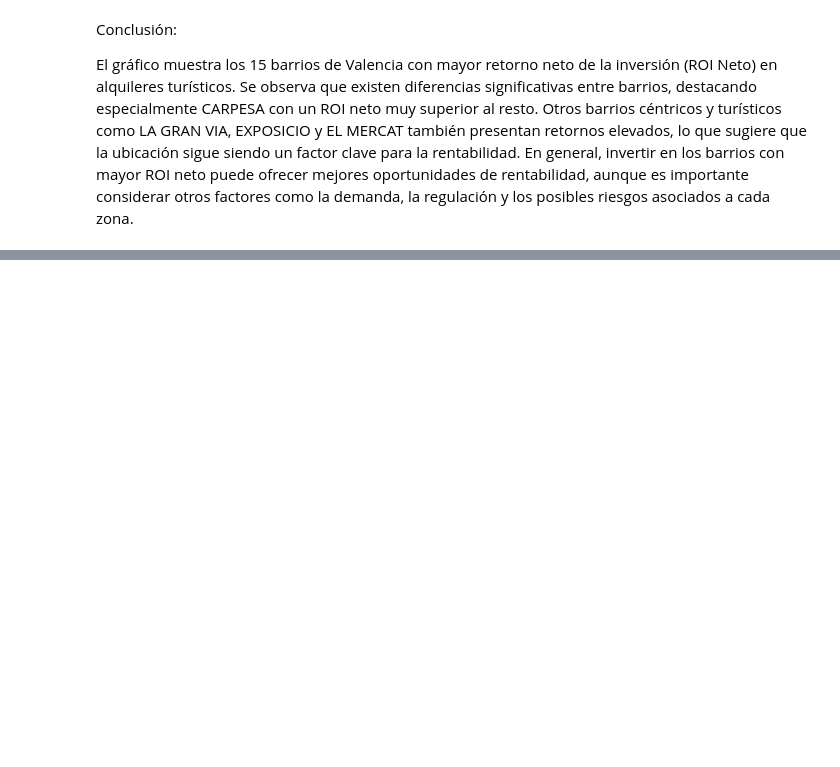
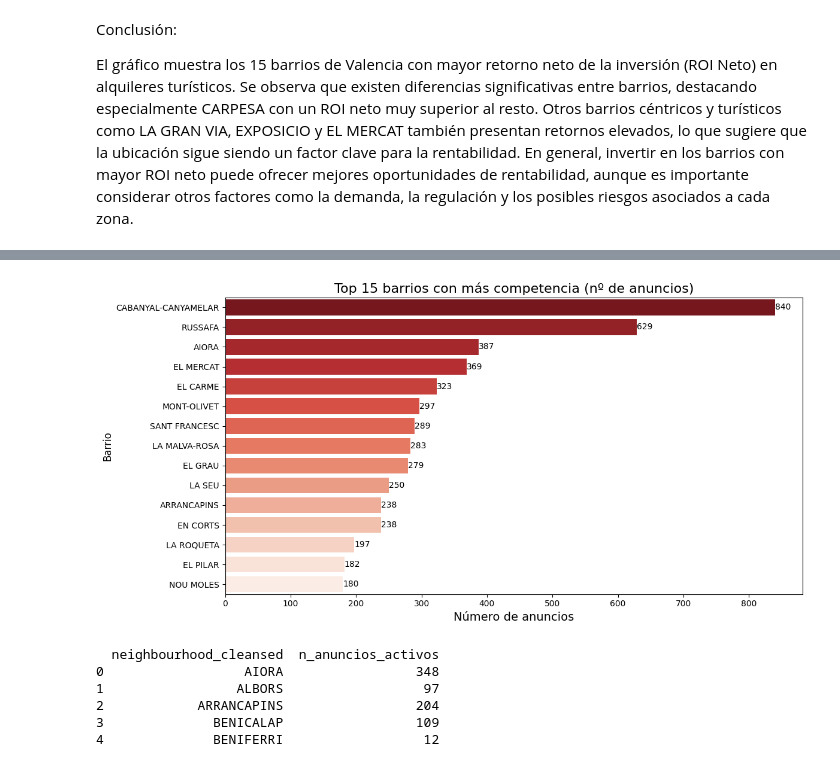
Before and after one commit to vfpomer/Analisis-de-inversion-inmobiliario, a Jupyter notebook: notebooks/Valencia_EDA.ipynb, the cells around one changed output, grey strips where cells are left out. Saved outputs shown, nothing was run; the diff lists cells and outputs as text; code cells hidden in the pictures; blank space fills up the shorter version.

```diff
--- a/notebooks/Valencia_EDA.ipynb
+++ b/notebooks/Valencia_EDA.ipynb
@@ -236,0 +289,41 @@ plt.show()
+# %%
+top_comp = competencia_por_barrio.sort_values(by='n_anuncios', ascending=False).head(15)
+
+plt.figure(figsize=(12, 6))
+ax = sns.barplot(
+    data=top_comp,
+    y='neighbourhood',
+    x='n_anuncios',
+    palette='Reds_r'
+)
+plt.title("Top 15 barrios con más competencia (nº de anuncios)", fontsize=16)
+plt.xlabel("Número de anuncios", fontsize=14)
+plt.ylabel("Barrio", fontsize=12)
+plt.tight_layout()
+
+# Mostrar la etiqueta en cada barra
+for container in ax.containers:
+    ax.bar_label(container, fmt='%d')
+
+plt.show()
+# %% [output]
+[figure, added]
+# %%
+# MÉTODO 2: Solo anuncios activos (por ejemplo, con más de 30 días alquilados al año)
+
+# Filtro para anuncios con cierta actividad
+activos = df[df['days_rented'] > 30]
+
+# Competencia real (anuncios activos por barrio)
+competencia_activa = activos.groupby('neighbourhood').agg({
+    'id': 'count'
+}).rename(columns={'id': 'n_anuncios_activos'}).reset_index()
+
+print(competencia_activa.head())
+# %% [output]
+  neighbourhood_cleansed  n_anuncios_activos
+0                  AIORA                 348
+1                 ALBORS                  97
+2            ARRANCAPINS                 204
+3              BENICALAP                 109
+4              BENIFERRI                  12
```
Also changed, not shown: parts of 54 cells of this notebook, 8 other files.
